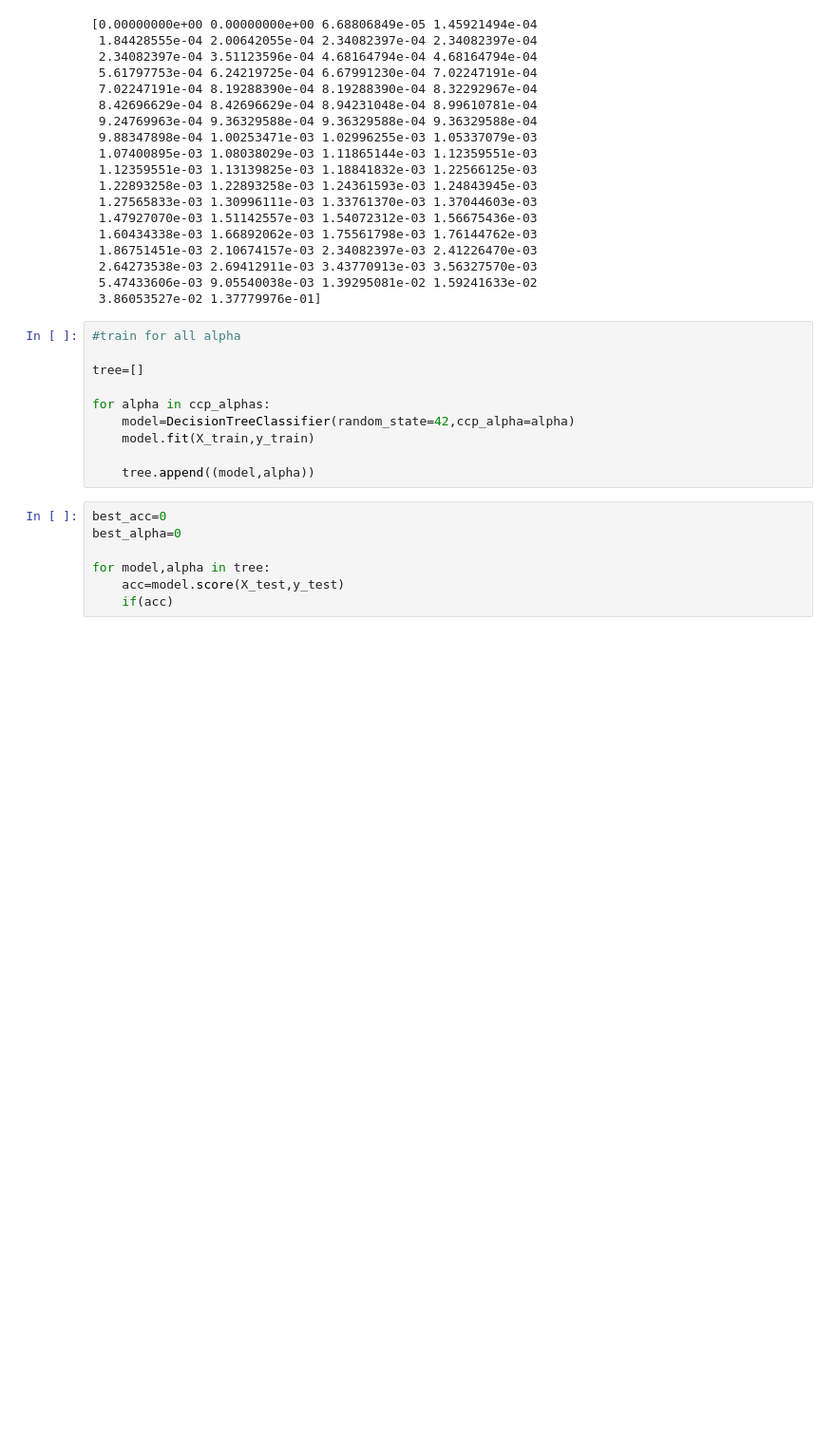
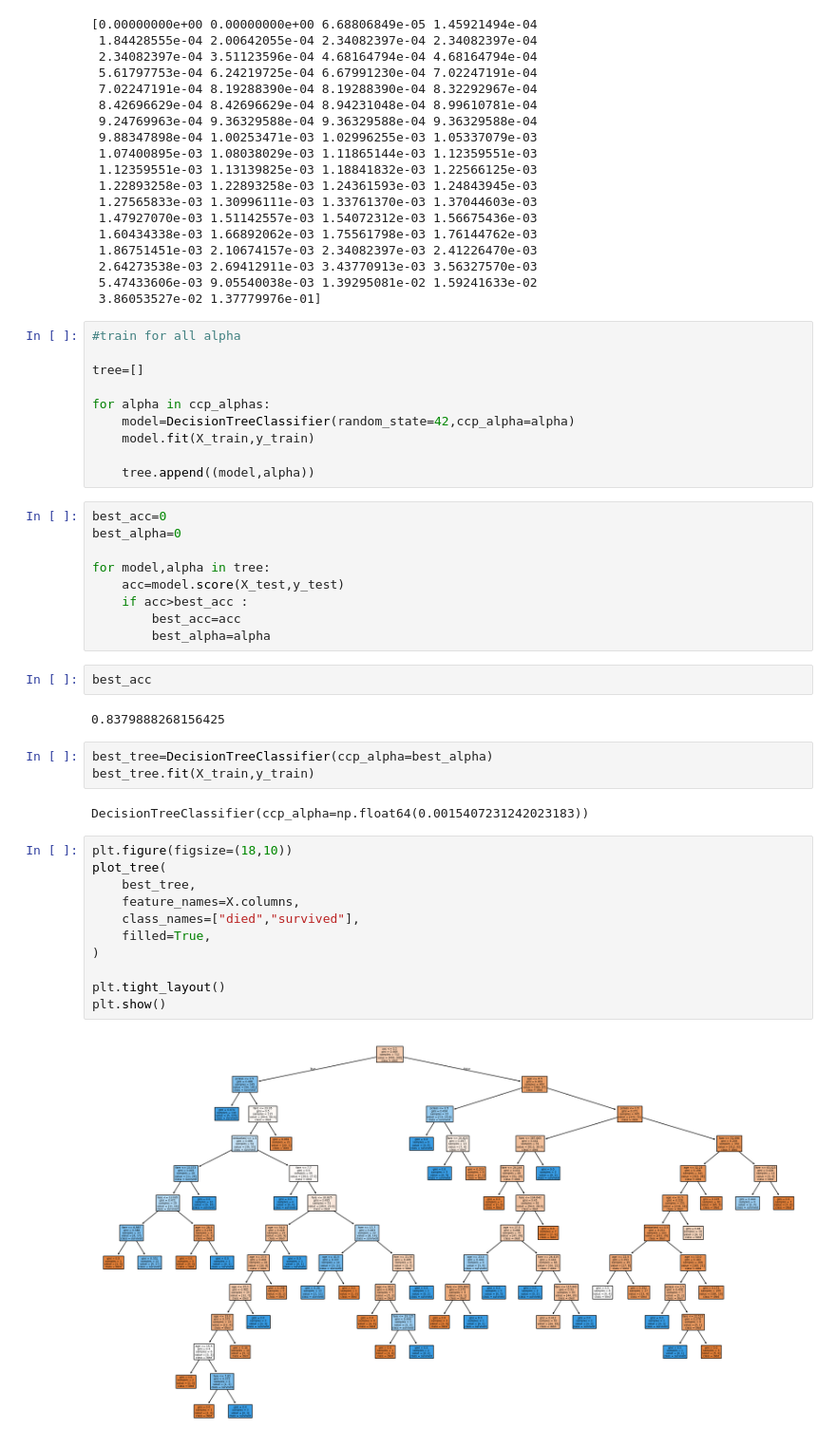
Before and after one commit to Aman-8343/Machine_Learning, a Jupyter notebook: Supervised_ML/7.Decision_Tree.ipynb, the cells around one changed output. Shown at 95% size. Saved outputs shown, nothing was run; the diff lists cells and outputs as text; blank space fills up the shorter version.

Commit message:
ccp alpha

```diff
--- a/Supervised_ML/7.Decision_Tree.ipynb
+++ b/Supervised_ML/7.Decision_Tree.ipynb
@@ -245,4 +245,28 @@ best_alpha=0
 
 for model,alpha in tree:
     acc=model.score(X_test,y_test)
-    if(acc)
+    if acc>best_acc :
+        best_acc=acc
+        best_alpha=alpha
+# %%
+best_acc
+# %% [output]
+0.8379888268156425
+# %%
+best_tree=DecisionTreeClassifier(ccp_alpha=best_alpha)
+best_tree.fit(X_train,y_train)
+# %% [output]
+DecisionTreeClassifier(ccp_alpha=np.float64(0.0015407231242023183))
+# %%
+plt.figure(figsize=(18,10))
+plot_tree(
+    best_tree,
+    feature_names=X.columns,
+    class_names=["died","survived"],
+    filled=True,
+)
+
+plt.tight_layout()
+plt.show()
+# %% [output]
+[figure, added]
```
